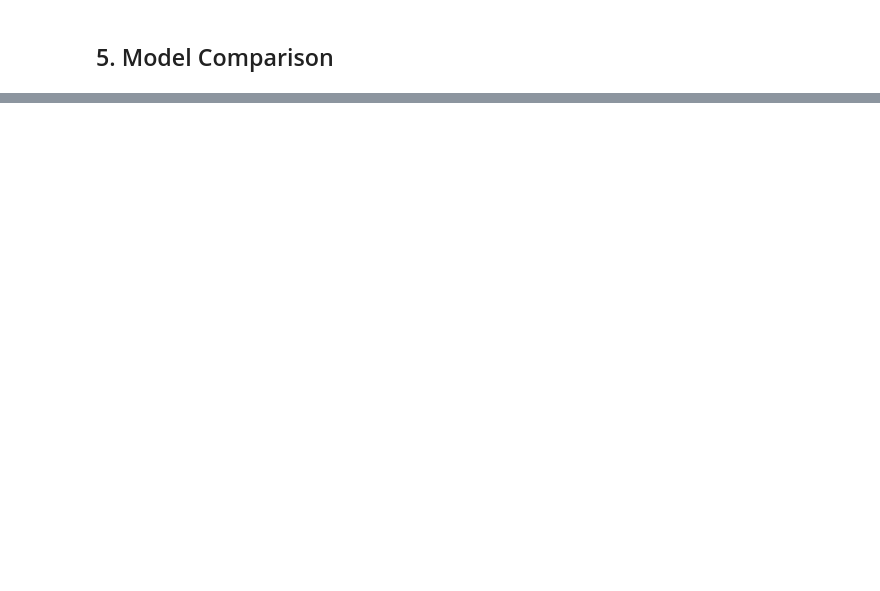
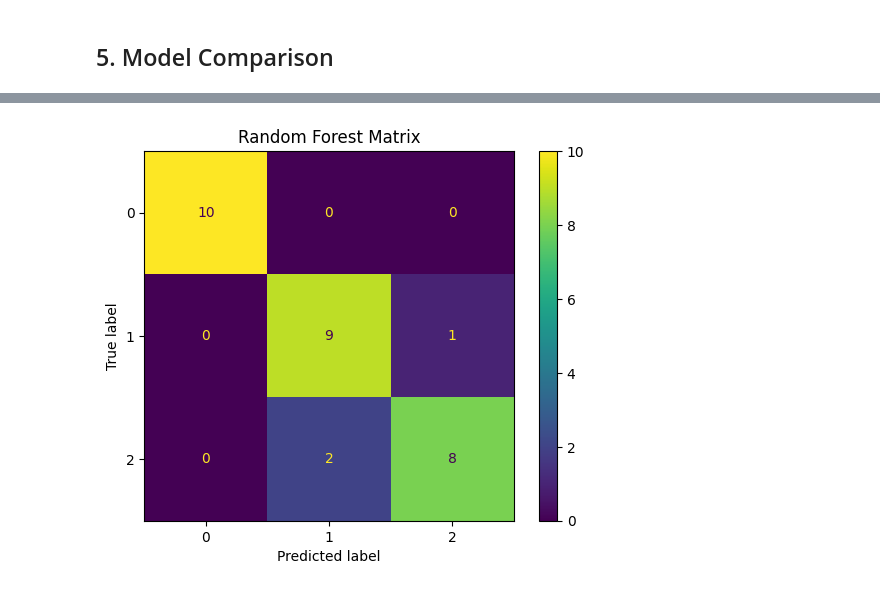
Before and after one commit to mohammadSous/iris-classification, a Jupyter notebook: main.ipynb, the cells around one changed output, grey strips where cells are left out. Cells and saved outputs as stored; diff of their text form; code cells hidden in the pictures; blank space fills up the shorter version.

```diff
--- a/main.ipynb
+++ b/main.ipynb
@@ -248,19 +263,20 @@ Best CV Score: 0.9416666666666668
 # %% [markdown]
 ### 4.4 random forest
 # %%
-rf = RandomForestClassifier(random_state=42)
+rf_pipe = Pipeline([
+    ("model", RandomForestClassifier(random_state=42))
+])
 
-rt_para = {
-    'n_estimators':[50, 100],
-    'max_depth': [5, 10, None],
-    'max_features': ['sqrt']
+rf_params = {
+    'model__n_estimators':[50, 100],
+    'model__max_depth': [5, 10, None],
+    'model__max_features': ['sqrt']
 }
 
-best_rf = GridSearchCV(estimator=rf, param_grid= rt_para, cv=5, n_jobs=1)
+best_rf = GridSearchCV(estimator=rf_pipe, param_grid= rf_params, cv=5, n_jobs=1)
 best_rf.fit(X_train,y_train)
 y_pred_best_rf = best_rf.predict(X_test)
 
-print(y_pred_best_rf)
 
 print("Winner Parameters:",best_rf.best_params_)
 print("Best CV Score:", best_rf.best_score_)
@@ -353,0 +425,6 @@ df_metrics.set_index('Model').plot(kind='bar', figsize=(12, 6), rot = 0)
+# %%
+ConfusionMatrixDisplay.from_predictions(y_test,y_pred_best_rf)
+plt.title("Random Forest Matrix")
+plt.show()
+# %% [output]
+[figure, added]
```
Also changed, not shown: parts of 24 cells of this notebook, 2 other files.
